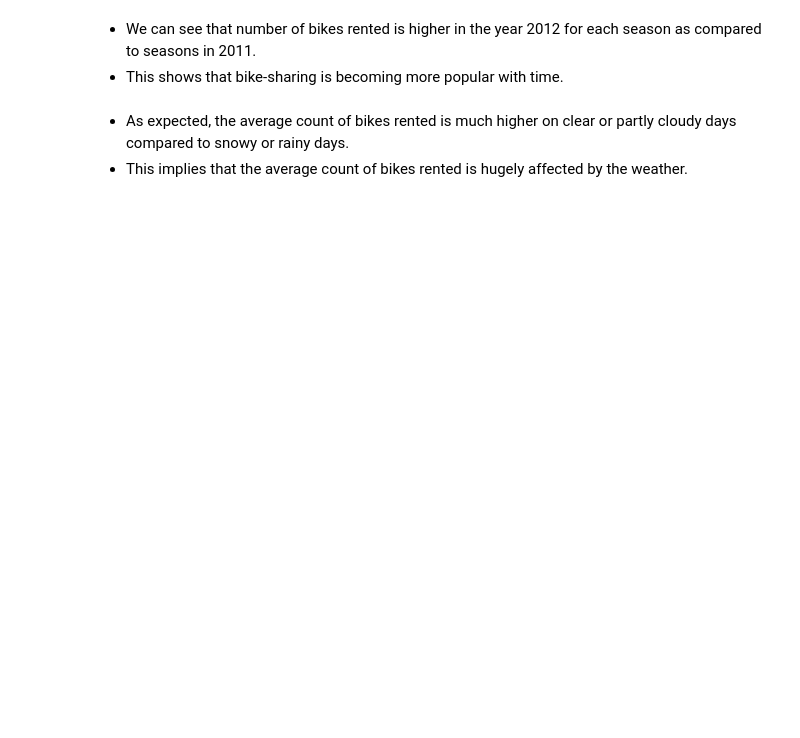
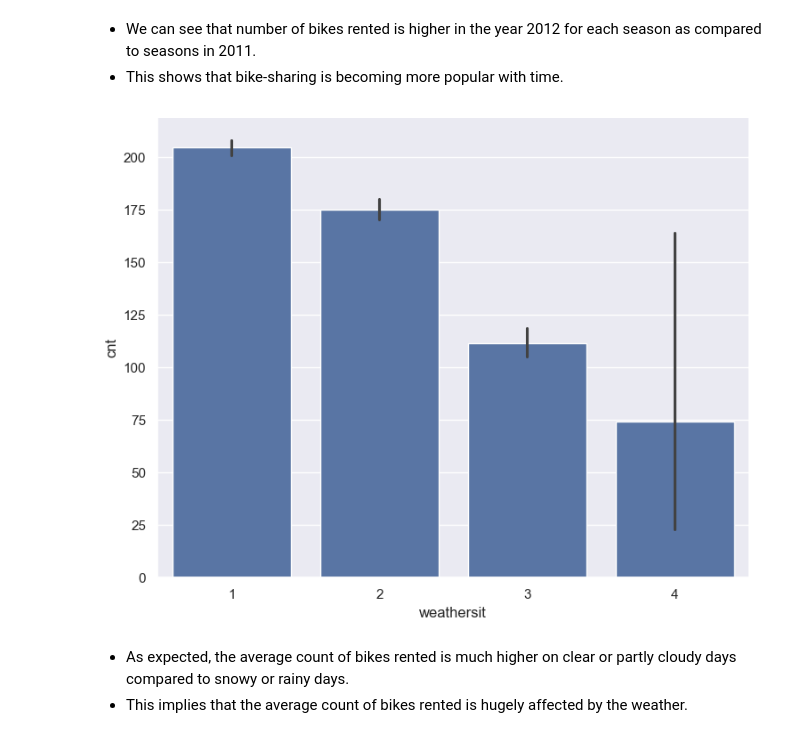
Before and after one commit to DataScience-BusinessAnalitics/Case-Study-Bike-Sharing, a Jupyter notebook: Practice Exercise/Case_Study_Bike_Sharing_v1_(2).ipynb, the cells around one changed output. Drawn from its saved outputs; the diff is of its cells as text; code cells hidden in the pictures; blank space fills up the shorter version.

```diff
--- a/Practice Exercise/Case_Study_Bike_Sharing_v1_(2).ipynb
+++ b/Practice Exercise/Case_Study_Bike_Sharing_v1_(2).ipynb
@@ -1081,7 +1388,9 @@ pd.pivot_table(data=df, index=['yr', 'season'], values='cnt', aggfunc=np.sum).pl
 - We can see that number of bikes rented is higher in the year 2012 for each season as compared to seasons in 2011.
 - This shows that bike-sharing is becoming more popular with time.
 # %%
-sns.catplot(x="weathersit", y='cnt', kind='bar', data=df, size=6, aspect=1.25, estimator=np.mean);
+sns.catplot(x="weathersit", y='cnt', kind='bar', data=df, height=6, aspect=1.25, estimator=np.mean);
+# %% [output]
+[figure, added]
 # %% [markdown]
 - As expected, the average count of bikes rented is much higher on clear or partly cloudy days compared to snowy or rainy days.
 - This implies that the average count of bikes rented is hugely affected by the weather.
```
Also changed, not shown: parts of 75 cells of this notebook, 1 other file.
